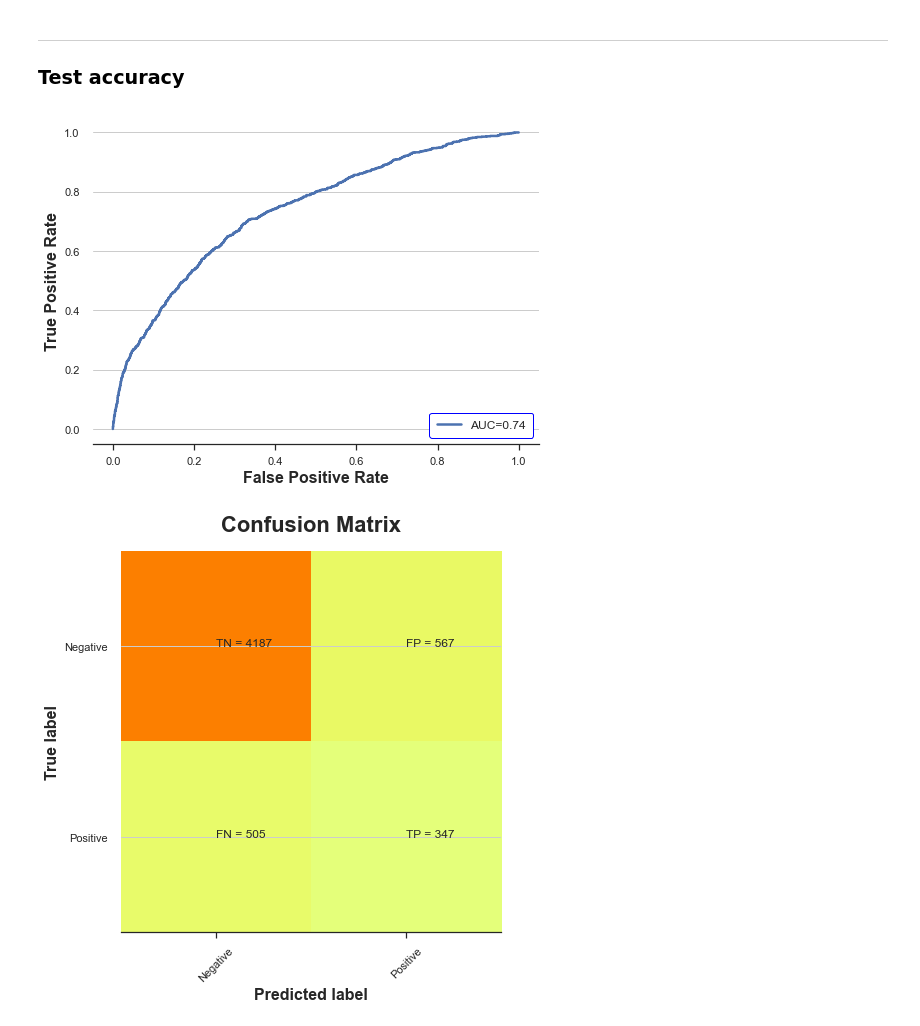
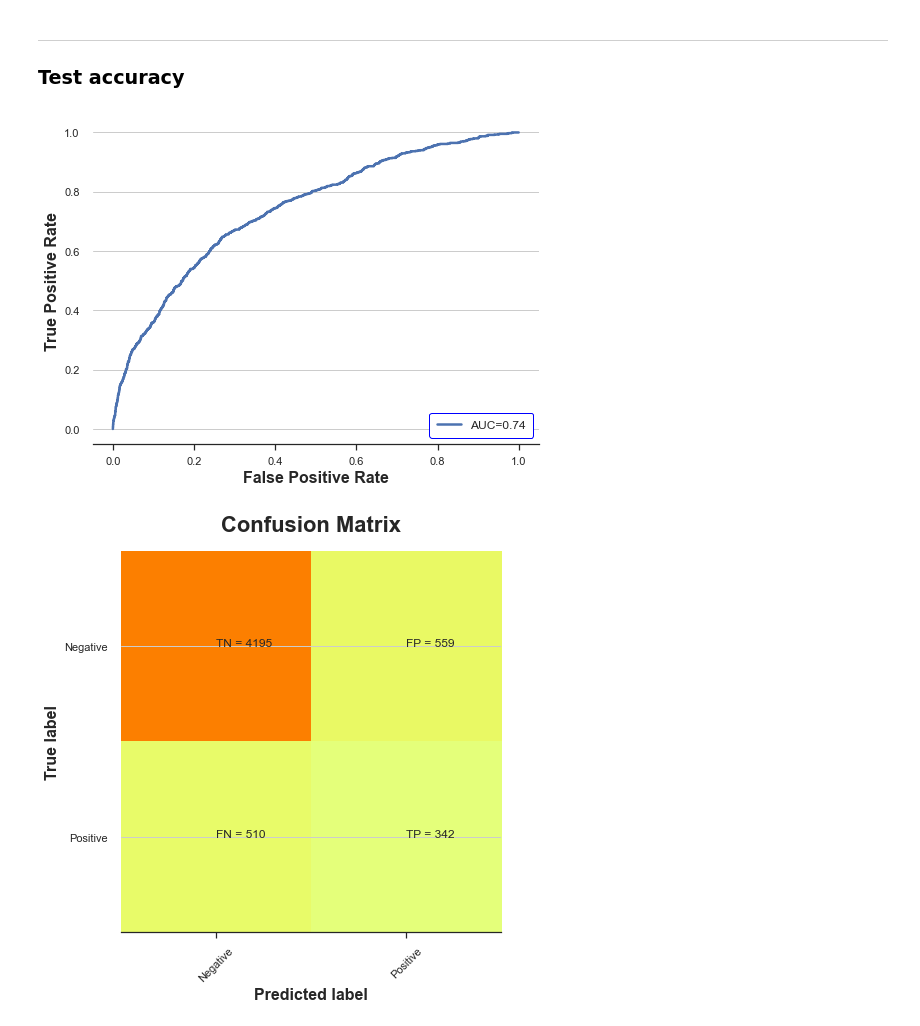
Before and after one commit to amirhkr/AKI_MIMIC4, a Jupyter notebook: ML_models_notebooks/SB_preadmisssion/preadmission_75_mean_180_7_days/LR_preadmisssion_75_SB_6hr_fix.ipynb, the cells around one changed output. Saved outputs shown, nothing was run; the diff lists cells and outputs as text; code cells hidden in the pictures.

Commit message:
Fix data split to 80-20

```diff
--- a/ML_models_notebooks/SB_preadmisssion/preadmission_75_mean_180_7_days/LR_preadmisssion_75_SB_6hr_fix.ipynb
+++ b/ML_models_notebooks/SB_preadmisssion/preadmission_75_mean_180_7_days/LR_preadmisssion_75_SB_6hr_fix.ipynb
@@ -685,12 +685,12 @@ X, y = df_X, df_y
 
 from sklearn.model_selection import train_test_split
 
-X_train_0, X_valid, y_train_0, y_valid = train_test_split(X, y, test_size=0.2, random_state=42, shuffle=True, stratify=y) #
+# X_train_0, X_valid, y_train_0, y_valid = train_test_split(X, y, test_size=0.2, random_state=42, shuffle=True, stratify=y) #
 
-X_train, X_test, y_train, y_test = train_test_split(X_train_0, y_train_0, test_size=0.25, random_state=42, shuffle=True, stratify=y_train_0) #0.25 *0.8 = 0.2 for test and 0.75*0.8 = 0.60 for train
+# X_train, X_test, y_train, y_test = train_test_split(X_train_0, y_train_0, test_size=0.25, random_state=42, shuffle=True, stratify=y_train_0) #0.25 *0.8 = 0.2 for test and 0.75*0.8 = 0.60 for train
 
 
-# X_train, X_test, y_train, y_test = train_test_split(X, y, test_size=0.2, random_state=42, shuffle=True, stratify=y)
+X_train, X_test, y_train, y_test = train_test_split(X, y, test_size=0.2, random_state=42, shuffle=True, stratify=y)
 # %%
 # X_train, y_train = df_X, df_y
 # X_train, y_train = df_X, df_y
@@ -785,17 +785,17 @@ __________
 # %%
 
 # X,y = model_final.named_steps['resample'].fit_resample(X_test, y_test)
 plt.rcParams["figure.figsize"] = (8,6)
 
-X,y = X_valid.values, y_valid.values
+X,y = X_test.values, y_test.values
 
 y_pred = model_final.predict(X)
 y_pred_proba = model_final.predict_proba(X)
 y_pred  = (y_pred_proba[:,1] >= 0.65).astype(int)
 
 confusion_matrix_plot(y, y_pred, y_pred_proba)
 # %% [output]
-[figure, old version]
+[figure, new version]
 [figure]
 Classification report
 
```
Also changed, not shown: parts of 2 cells of this notebook, 3 other files.
